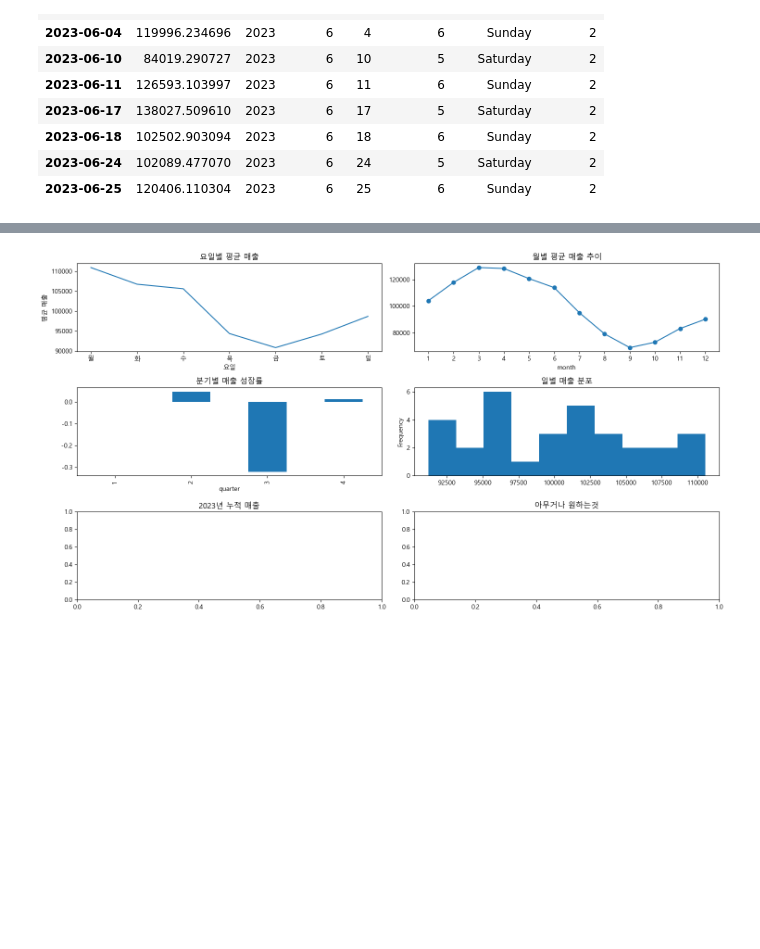
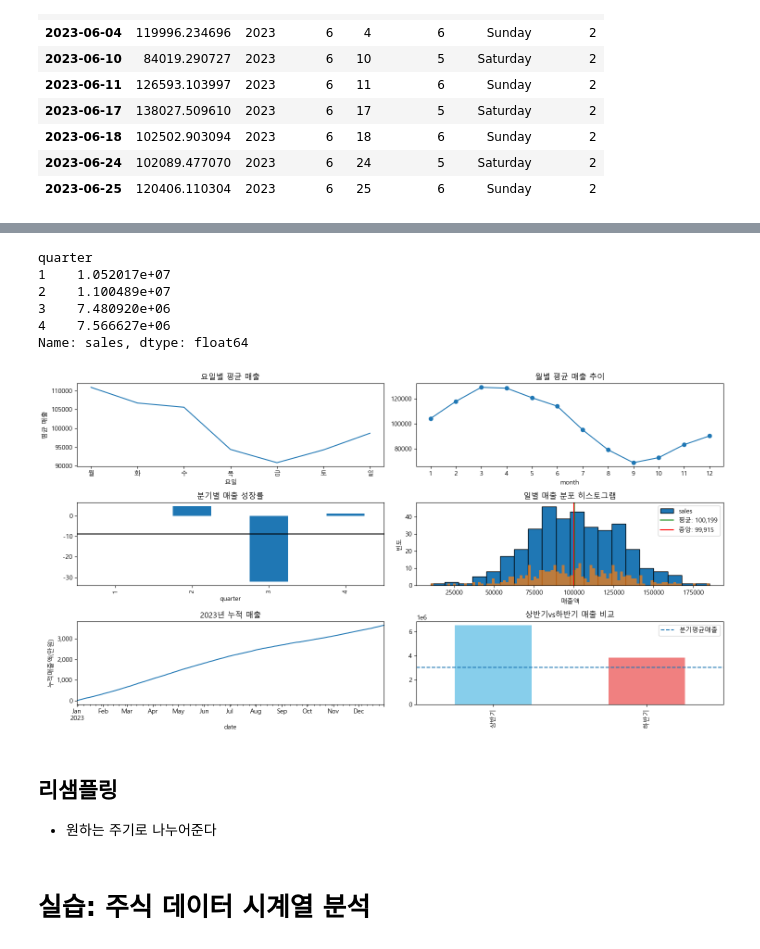
Before and after one commit to hayden-71/TIL, a Jupyter notebook: 데이터분석/02_pandas3.ipynb, the cells around one changed output, grey strips where cells are left out. Saved outputs shown, nothing was run; the diff lists cells and outputs as text; code cells hidden in the pictures; blank space fills up the shorter version.

```diff
--- a/데이터분석/02_pandas3.ipynb
+++ b/데이터분석/02_pandas3.ipynb
@@ -367,37 +376,82 @@ daily_sales.groupby('weekday')['sales'].mean().plot()
 plt.title('요일별 평균 매출')
 plt.ylabel('평균 매출')
 plt.xlabel('요일')
 plt.xticks(ticks=range(7), labels=['월', '화', '수', '목', '금', '토', '일'])
 
 
 # 월별 패턴
 plt.subplot(3, 2, 2)
 daily_sales.groupby('month')['sales'].mean().plot(marker='o')
 plt.title('월별 평균 매출 추이')
+# x축 기본세팅 -> month는 정수라 2 간격.. 바꿔주자!
 plt.xticks(ticks=range(1, 13))
 
 
-# 분기별 성장률 (.pct_change()) - 막대그래프
+# 분기별 성장률 .pct_change() 변화율을 보여주는 거! - 막대그래프
 plt.subplot(3, 2, 3)
 quarter_sum = daily_sales.groupby('quarter')['sales'].sum()
-quarter_sum.pct_change().plot(kind='bar')
+print(quarter_sum)
+q_growth = quarter_sum.pct_change() * 100
+q_growth.plot(kind='bar')
 plt.title('분기별 매출 성장률')
+# 기준선 표시!!!!!!!!!!!!!!!
+plt.axhline(y=q_growth.mean(), color='black', linestyle='-')
+
+
 
 
 # 매출 분포 히스토그램 (optional)
 plt.subplot(3, 2, 4)
-daily_sales.groupby('day')['sales'].mean().plot(kind='hist')
-plt.title('일별 매출 분포')
+daily_sales['sales'].plot(kind='hist', bins=20, edgecolor='black')
+# 이렇게 써도 됨!!             # bins=구간 나누기
+plt.hist(daily_sales['sales'], bins=100, alpha=0.7)
+plt.title('일별 매출 분포 히스토그램')
+plt.xlabel('매출액')
+plt.ylabel('빈도')
+# 평균 세로선 긋기!!!!!!!!
+sales_avg = daily_sales['sales'].mean()
+plt.axvline(sales_avg, color='green', label=f'평균: {sales_avg:,.0f}') # 3자리 + 소수점 x
+# 중앙값 세로선 긋기!
+sales_med = daily_sales['sales'].median()
+plt.axvline(sales_med, color='red', label=f'중앙: {sales_med:,.0f}') # 3자리 + 소수점 x
+
+plt.legend()
+
+
 
 # 2023 누적 매출 (.cumsum())
 plt.subplot(3, 2, 5)
+daily_sales['누적합'] = daily_sales['sales'].cumsum()
+daily_sales['누적합'].plot()
 plt.title('2023년 누적 매출')
+plt.ylabel('누적매출액(만원)')
+# y축 단위 (만원으루) 바꾸기 (유연하게 사용 가능~)
+from matplotlib.ticker import FuncFormatter
+formatter = FuncFormatter(lambda x, pos: f'{x/10000:,.0f}')
+plt.gca().yaxis.set_major_formatter(formatter)
 
-# 자유도
+
+
+# 자유롭게! 상반기vs하반기 매출 비교
 plt.subplot(3, 2, 6)
-plt.title('아무거나 원하는것')
+quarter_sales = daily_sales.resample('M')['sales'].sum()
+first_half = quarter_sales[:2].sum()
+second_half = quarter_sales[3:4].sum()
+# 스칼라는 plot() 안 됨! Series로 바꿔주기!!
+half_year_sales = pd.Series({'상반기': first_half, '하반기': second_half})
+half_year_sales.plot(kind='bar', color=['skyblue', 'lightcoral'])
+
+plt.title('상반기vs하반기 매출 비교')
+plt.axhline(y=quarter_sales.mean(), linestyle='--', label='분기평균매출')
+plt.legend()
 
 plt.tight_layout()
 plt.show()
 # %% [output]
+quarter
+1    1.052017e+07
+2    1.100489e+07
+3    7.480920e+06
+4    7.566627e+06
+Name: sales, dtype: float64
-[figure, old version]
+[figure, new version]
@@ -403,0 +490,3 @@ plt.show()
+# %% [markdown]
+## 리샘플링
+- 원하는 주기로 나누어준다
@@ -403,0 +536,2 @@ plt.show()
+# %% [markdown]
+# 실습: 주식 데이터 시계열 분석
```
Also changed, not shown: parts of 18 cells of this notebook, 12 other files.
